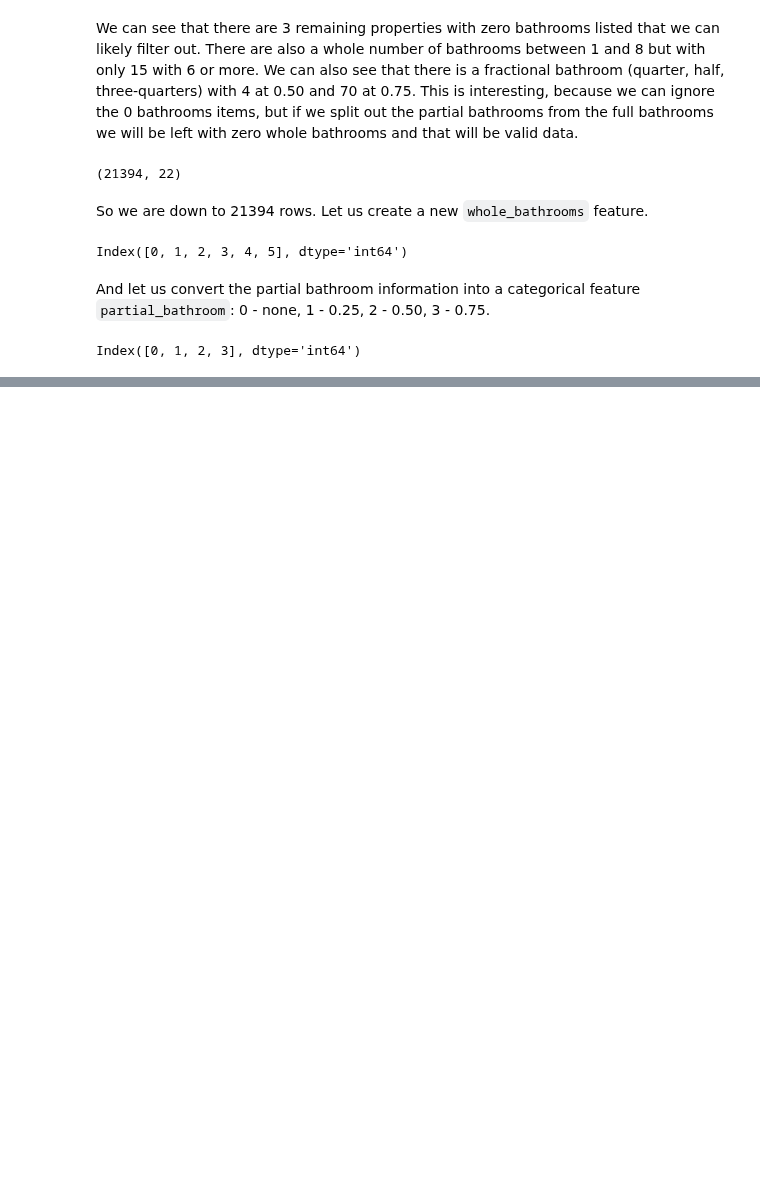
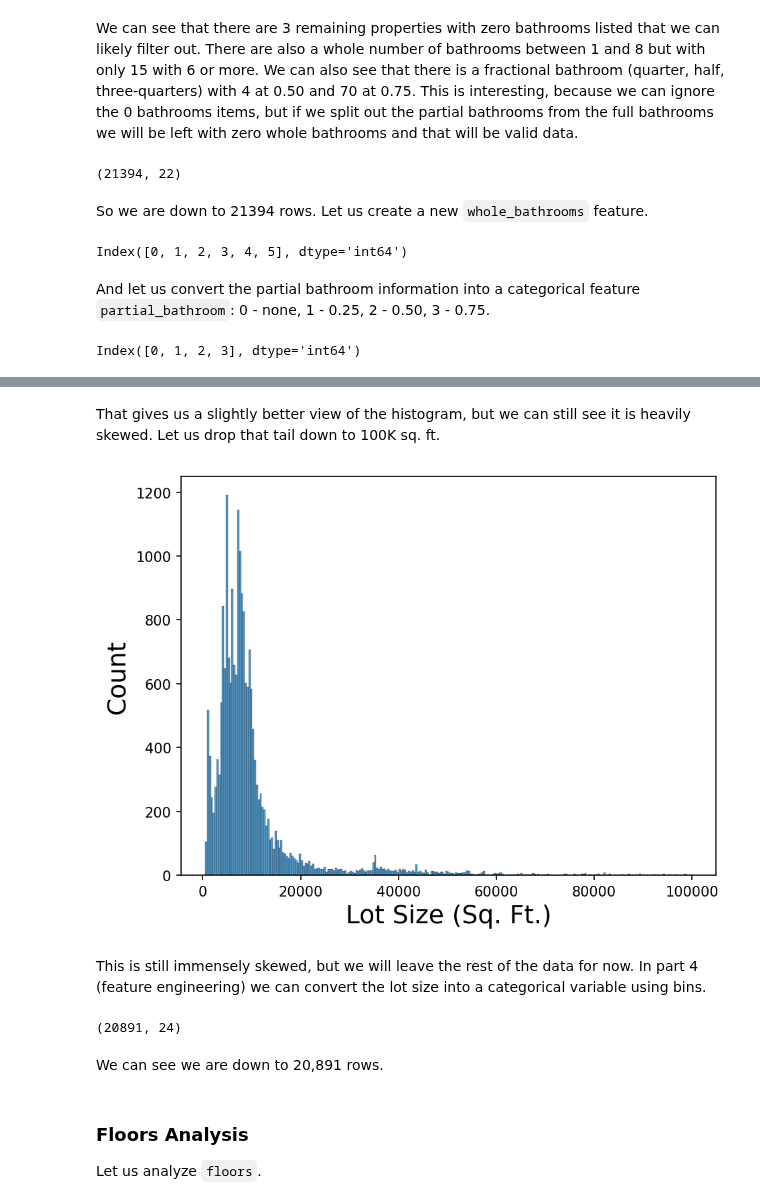
Before and after one commit to jmfb/CS5610, a Jupyter notebook: m4p4/M4 Project 4.ipynb, the cells around one changed output, grey strips where cells are left out. Saved outputs shown, nothing was run; the diff lists cells and outputs as text; code cells hidden in the pictures; blank space fills up the shorter version.

```diff
--- a/m4p4/M4 Project 4.ipynb
+++ b/m4p4/M4 Project 4.ipynb
@@ -222,0 +264,20 @@ Index([0, 1, 2, 3], dtype='int64')
+# %% [markdown]
+That gives us a slightly better view of the histogram, but we can still see it is heavily skewed.  Let us drop that tail down to 100K sq. ft.
+# %%
+filtered_df = filtered_df[filtered_df.sqft_lot <= 100000]
+lot_plot = sns.histplot(filtered_df.sqft_lot)
+lot_plot.set(xlabel="Lot Size (Sq. Ft.)", ylabel="Count");
+# %% [output]
+[figure, added]
+# %% [markdown]
+This is still immensely skewed, but we will leave the rest of the data for now.  In part 4 (feature engineering) we can convert the lot size into a categorical variable using bins.
+# %%
+filtered_df.shape
+# %% [output]
+(20891, 24)
+# %% [markdown]
+We can see we are down to 20,891 rows.
+# %% [markdown]
+### Floors Analysis
+
+Let us analyze `floors`.
```
Also changed, not shown: parts of 27 cells of this notebook.
